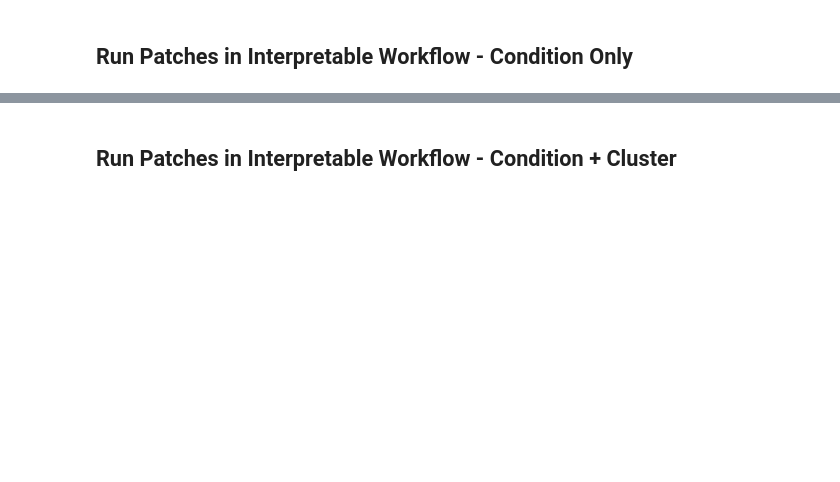
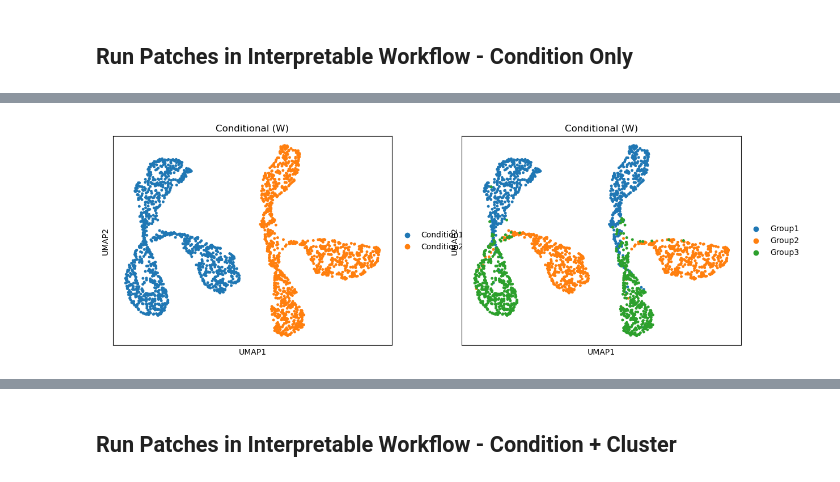
Before and after one commit to michelta00/disentangle-type-state, a Jupyter notebook: notebooks/python/01-patches_sim.ipynb, the cells around one changed output, grey strips where cells are left out. Cells and saved outputs as stored; diff of their text form; code cells hidden in the pictures; blank space fills up the shorter version.

Commit message:
results for patches with condition only

```diff
--- a/notebooks/python/01-patches_sim.ipynb
+++ b/notebooks/python/01-patches_sim.ipynb
@@ -53,0 +210,6 @@ workflow.anndata.var.loc[:, ["Condition1_score_Patches", "Condition2_score_Patch
+# %%
+sc.pp.neighbors(workflow.anndata, use_rep="patches_w_latent")
+sc.tl.umap(workflow.anndata)
+sc.pl.umap(workflow.anndata, color=["group_id", "cluster_id"], title=["Conditional (W)", "Conditional (W)"])
+# %% [output]
+[figure, added]
```
Also changed, not shown: parts of 28 cells of this notebook.
